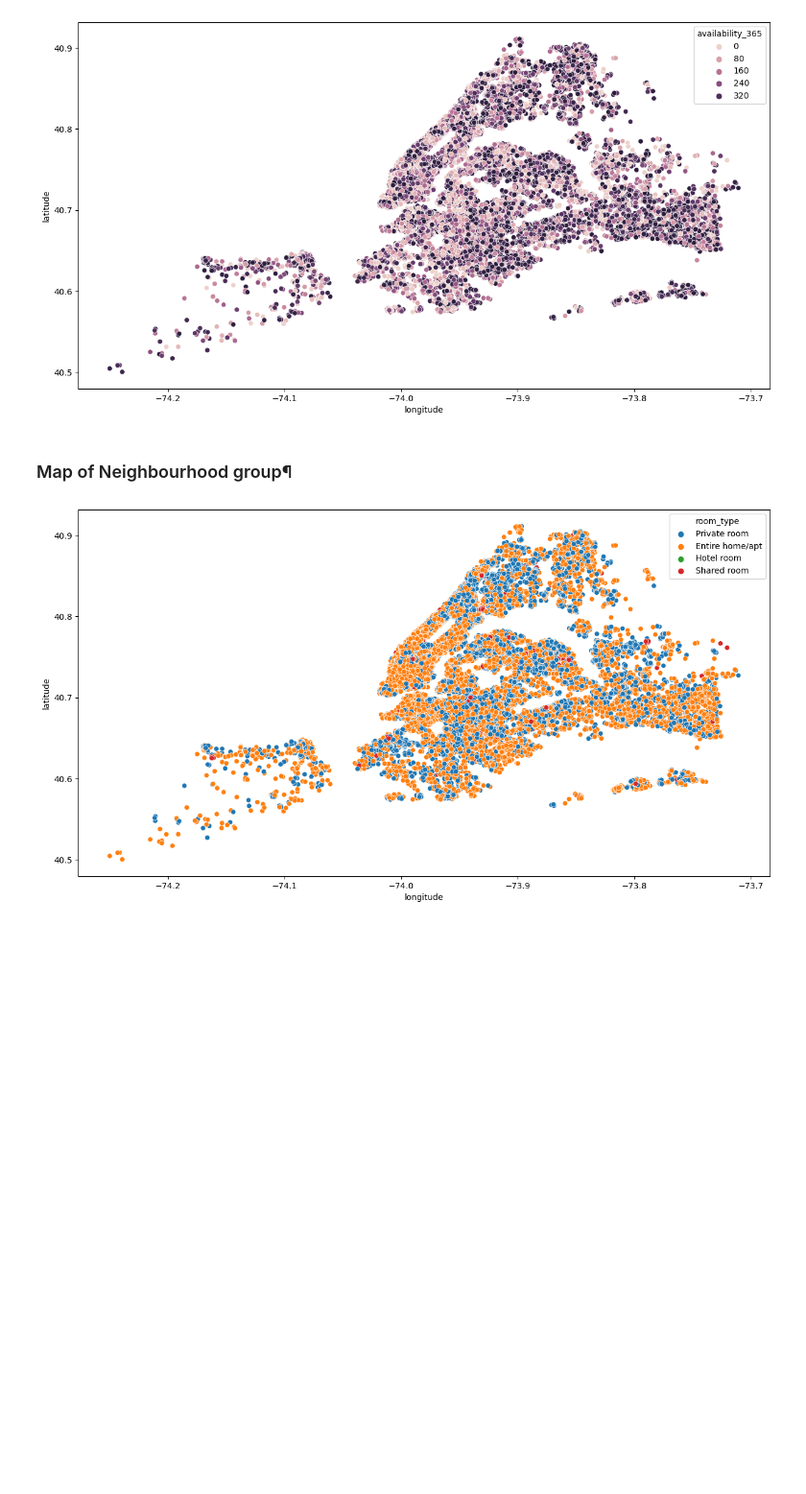
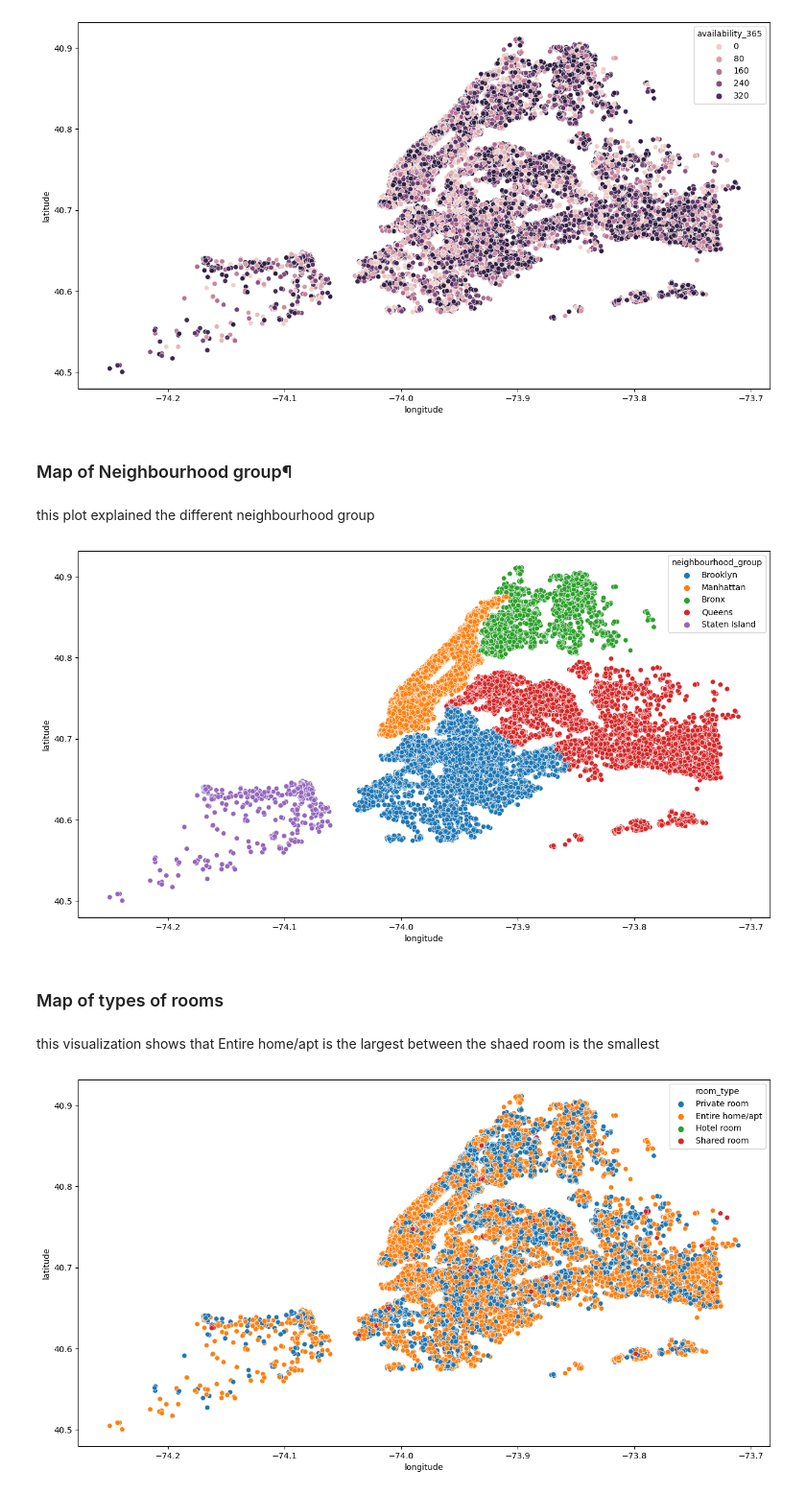
Before and after one commit to Sohilaeldally/EDA_projec3, a Jupyter notebook: EDA_Project3.ipynb, the cells around one changed output. Shown at 96% size. Saved outputs shown, nothing was run; the diff lists cells and outputs as text; code cells hidden in the pictures; blank space fills up the shorter version.

```diff
--- a/EDA_Project3.ipynb
+++ b/EDA_Project3.ipynb
@@ -196,8 +242,20 @@ axis = sns.scatterplot(y=df.latitude,x=df.longitude,hue=df.availability_365)
 plt.show()
 # %% [output]
 [figure]
+# %% [markdown]
+### Map of Neighbourhood group¶
+# %% [markdown]
+this plot explained the different neighbourhood group
+# %%
+fig,axis = plt.subplots(figsize=(15,8))
+axis = sns.scatterplot(y=df.latitude,x=df.longitude,hue=df.neighbourhood_group)
+plt.show()
+# %% [output]
+[figure, added]
 # %% [markdown]
-### Map of Neighbourhood group¶
+### Map of types of rooms
+# %% [markdown]
+this visualization shows that Entire home/apt is the largest between the shaed room is the smallest
 # %%
 fig,axis = plt.subplots(figsize=(15,8))
 axis = sns.scatterplot(y=df.latitude,x=df.longitude,hue=df.room_type)
```
Also changed, not shown: parts of 23 cells of this notebook.
